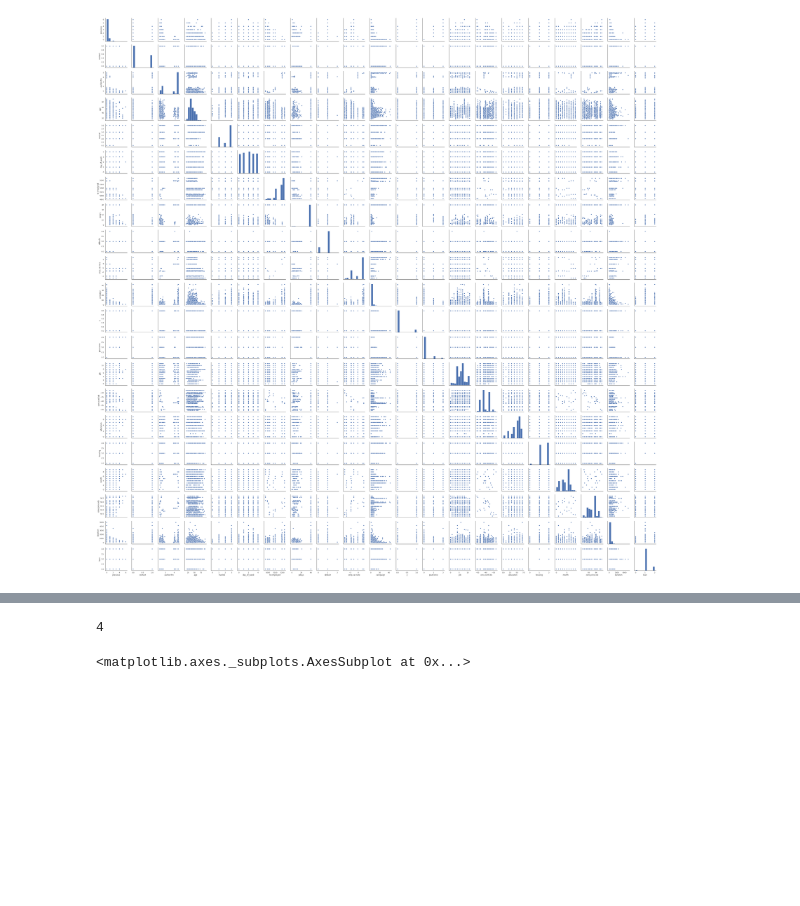
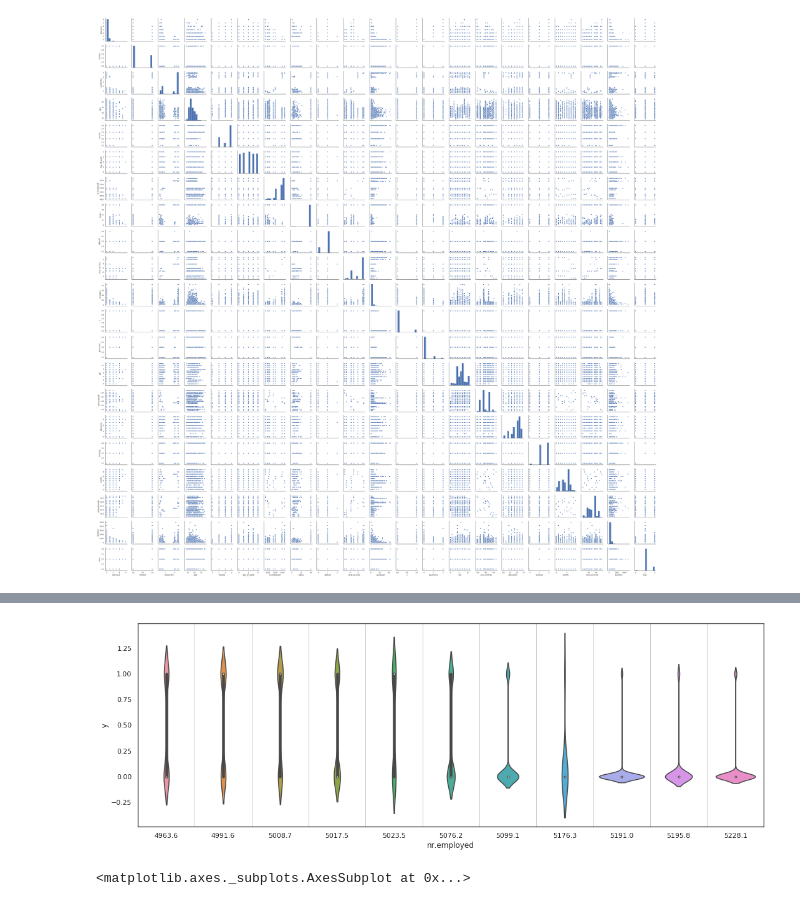
Before and after one commit to eepgwde/pyeg0, a Jupyter notebook: fca/fca1.ipynb, the cells around one changed output, grey strips where cells are left out. Saved outputs shown, nothing was run; the diff lists cells and outputs as text; code cells hidden in the pictures; blank space fills up the shorter version.

```diff
--- a/fca/fca1.ipynb
+++ b/fca/fca1.ipynb
@@ -182,7 +182,18 @@ ax1.grid(which='minor', axis='x', linewidth=1)
-# %%
-math.floor(math.log(X.shape[1], 2))
-# %% [output]
-4
+# %%
+# Violin plot: n.employed
+
+from matplotlib.ticker import AutoMinorLocator
+
+fig = plt.figure(figsize=(18,6))
+
+ax1 = sns.violinplot(x=df2['nr.employed'], y=df2['y'])
+
+ax1.minorticks_on()
+ax1.xaxis.set_minor_locator(AutoMinorLocator(2))
+
+ax1.grid(which='minor', axis='x', linewidth=1)
+# %% [output]
+[figure, added]
 # %%
 fig, axs = plt.subplots(figsize=(16,8), ncols=3)
 
```
Also changed, not shown: parts of 3 cells of this notebook, 2 other files.
